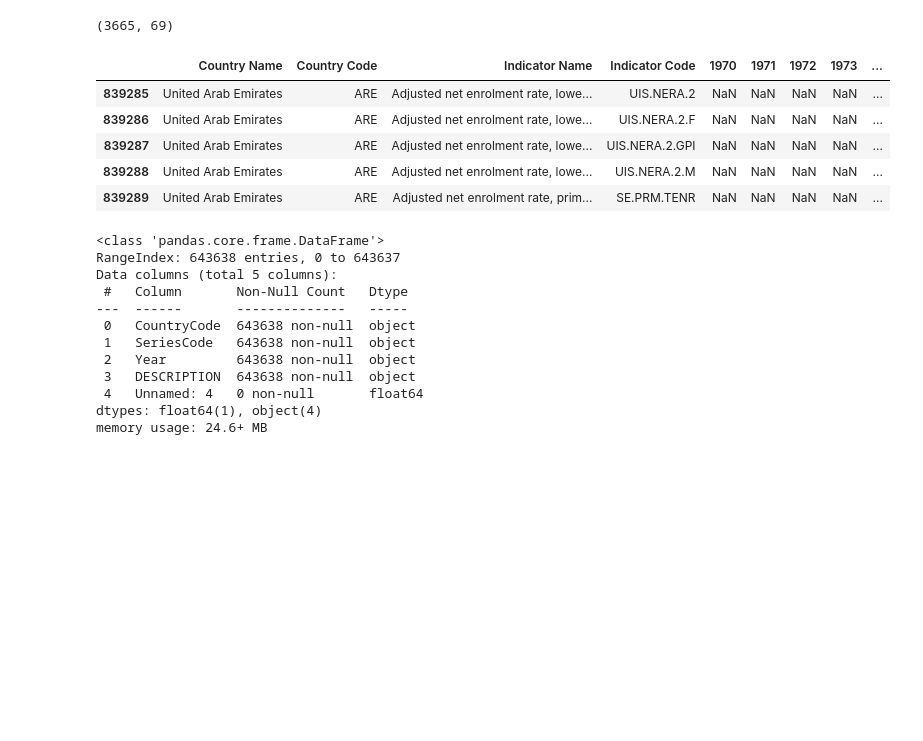
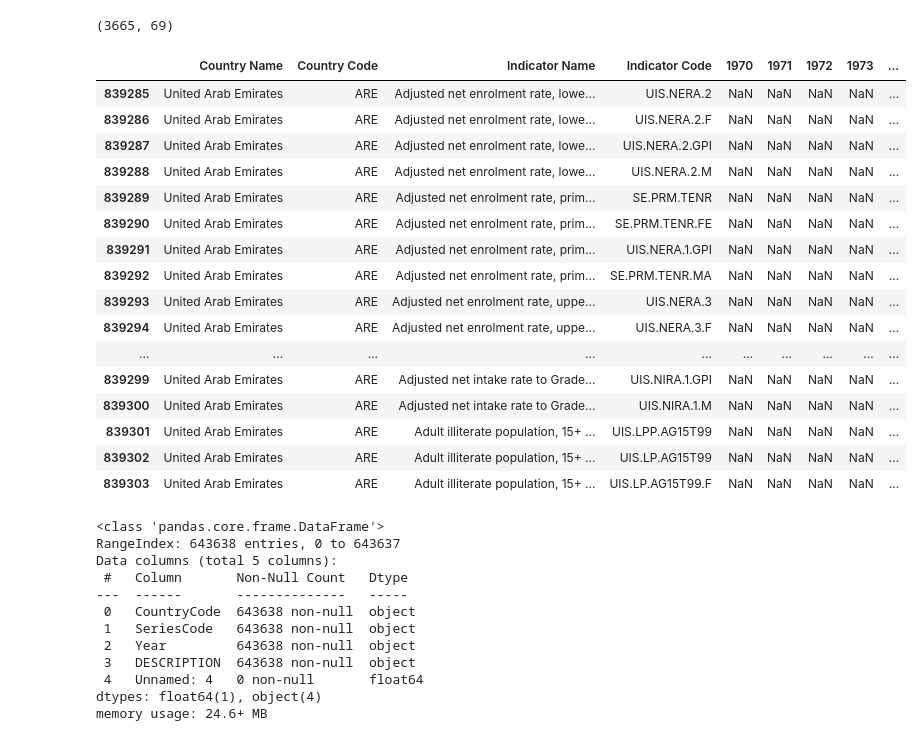
Before and after one commit to vanshika7-max/World-Bank-Education-Stats, a Jupyter notebook: Vanshika_Raj_Team_7_Capstone_Project.ipynb, the cells around one changed output. Cells and saved outputs as stored; diff of their text form; code cells hidden in the pictures; blank space fills up the shorter version.

```diff
--- a/Vanshika_Raj_Team_7_Capstone_Project.ipynb
+++ b/Vanshika_Raj_Team_7_Capstone_Project.ipynb
@@ -220,14 +238,25 @@ ARAB1.shape
  remove rows if the values of a certain indicator is not available
 # %%
 ARAB2 = EdStatsData_df.loc[EdStatsData_df['Country Code']=='ARE']
-ARAB2.head()
+ARAB2.head(19)
 # %% [output]
 |  | Country Name | Country Code | Indicator Name | Indicator Code | 1970 | 1971 | 1972 | 1973 | ... |
 | 839285 | United Arab Emirates | ARE | Adjusted net enrolment rate, lowe... | UIS.NERA.2 | NaN | NaN | NaN | NaN | ... |
 | 839286 | United Arab Emirates | ARE | Adjusted net enrolment rate, lowe... | UIS.NERA.2.F | NaN | NaN | NaN | NaN | ... |
 | 839287 | United Arab Emirates | ARE | Adjusted net enrolment rate, lowe... | UIS.NERA.2.GPI | NaN | NaN | NaN | NaN | ... |
 | 839288 | United Arab Emirates | ARE | Adjusted net enrolment rate, lowe... | UIS.NERA.2.M | NaN | NaN | NaN | NaN | ... |
 | 839289 | United Arab Emirates | ARE | Adjusted net enrolment rate, prim... | SE.PRM.TENR | NaN | NaN | NaN | NaN | ... |
+| 839290 | United Arab Emirates | ARE | Adjusted net enrolment rate, prim... | SE.PRM.TENR.FE | NaN | NaN | NaN | NaN | ... |
+| 839291 | United Arab Emirates | ARE | Adjusted net enrolment rate, prim... | UIS.NERA.1.GPI | NaN | NaN | NaN | NaN | ... |
+| 839292 | United Arab Emirates | ARE | Adjusted net enrolment rate, prim... | SE.PRM.TENR.MA | NaN | NaN | NaN | NaN | ... |
+| 839293 | United Arab Emirates | ARE | Adjusted net enrolment rate, uppe... | UIS.NERA.3 | NaN | NaN | NaN | NaN | ... |
+| 839294 | United Arab Emirates | ARE | Adjusted net enrolment rate, uppe... | UIS.NERA.3.F | NaN | NaN | NaN | NaN | ... |
+| ... | ... | ... | ... | ... | ... | ... | ... | ... | ... |
+| 839299 | United Arab Emirates | ARE | Adjusted net intake rate to Grade... | UIS.NIRA.1.GPI | NaN | NaN | NaN | NaN | ... |
+| 839300 | United Arab Emirates | ARE | Adjusted net intake rate to Grade... | UIS.NIRA.1.M | NaN | NaN | NaN | NaN | ... |
+| 839301 | United Arab Emirates | ARE | Adult illiterate population, 15+ ... | UIS.LPP.AG15T99 | NaN | NaN | NaN | NaN | ... |
+| 839302 | United Arab Emirates | ARE | Adult illiterate population, 15+ ... | UIS.LP.AG15T99 | NaN | NaN | NaN | NaN | ... |
+| 839303 | United Arab Emirates | ARE | Adult illiterate population, 15+ ... | UIS.LP.AG15T99.F | NaN | NaN | NaN | NaN | ... |
 # %%
 EdStatsFootNote_df.info()
 # %% [output]
```
Also changed, not shown: parts of 20 cells of this notebook.
